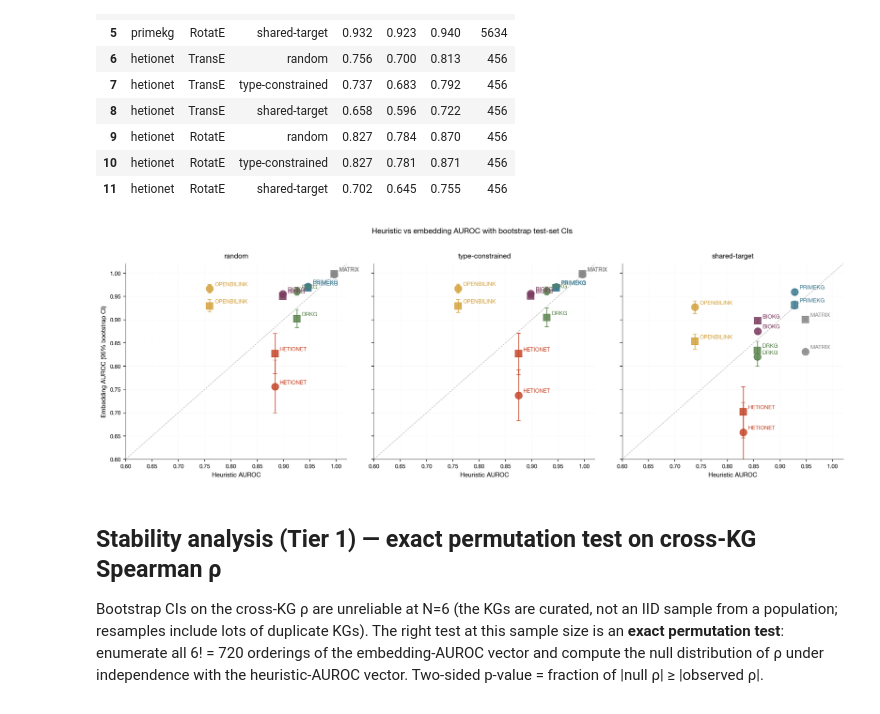
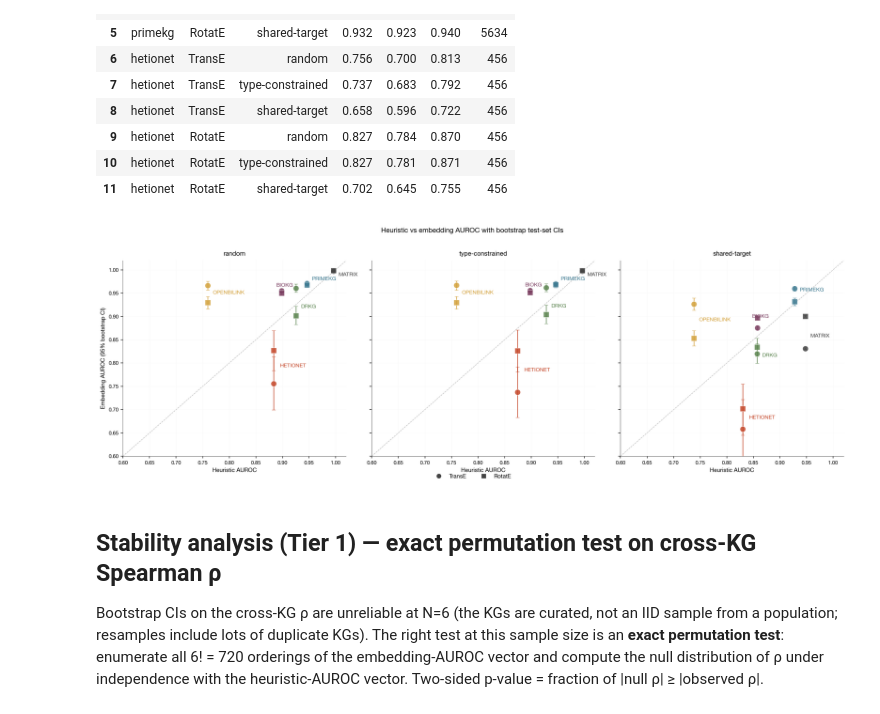
Before and after one commit to emmolins/biokgsuite_dashboard, a Jupyter notebook: eval_notebooks/08_embedding_validation.ipynb, the cells around one changed output. Drawn from its saved outputs; the diff is of its cells as text; code cells hidden in the pictures.

```diff
--- a/eval_notebooks/08_embedding_validation.ipynb
+++ b/eval_notebooks/08_embedding_validation.ipynb
@@ -155,6 +166,23 @@ print(f'Config: dim={EMB_DIM}, epochs={N_EPOCHS}, lr={LR}, '
       f'batch_size={BATCH_SIZE}, seed={SEED}')
 print(f'Models: {MODELS}')
 print(f'Neg strategies: {STRATEGIES}')
+
+# ── RESAMPLING / MULTI-RERUN CONFIG (new) ──────────────────────────────
+# Bootstrap CIs (existing Tier-2 stability cells) only capture variance from
+# test-pair resampling within a SINGLE training run. They miss the much
+# larger variance from training stochasticity (random init, negative
+# sampling, batch order) and from train/test split sensitivity.
+#
+# These reruns address that: each rerun draws a different random 10% of
+# drug-disease indication edges as the test set, trains TransE/RotatE from
+# scratch, and re-scores Gemma. Final reported numbers are mean ± empirical
+# CI across the 5 reruns. This is the "Tier 0" stability analysis (most
+# fundamental — captures both data-split variance and training variance).
+N_RERUNS    = 5
+RERUN_SEEDS = [SEED + 1000 * i for i in range(N_RERUNS)]
+print(f'Resampling: {N_RERUNS} reruns, seeds = {RERUN_SEEDS}')
+print(f'Total fresh trainings to run: {N_RERUNS} × {len(MODELS)} × {len(KG_NAMES)} = '
+      f'{N_RERUNS * len(MODELS) * len(KG_NAMES)}')
 # %% [output]
 Config: dim=128, epochs=100, lr=0.01, batch_size=512, seed=42
 Models: ['TransE', 'RotatE']
@@ -818,44 +1637,79 @@ Cells missing per-pair arrays: 0 (re-run training with the patched compute_embed
 # work both at notebook scope and when re-running from the saved pickle.
 heuristic_baselines = globals().get('heuristic_baselines', heur_best)
 
-# Scatter with vertical error bars — embedding AUROC ± 95% bootstrap CI vs heuristic AUROC
-fig, axes = plt.subplots(1, 3, figsize=(15, 5), sharey=True)
+# Scatter with vertical error bars — embedding AUROC ± 95% bootstrap CI vs heuristic AUROC.
+# Each KG gets one label per panel (placed at the midpoint of its TransE/RotatE markers).
+fig, axes = plt.subplots(1, 3, figsize=(16.5, 5.4), sharey=True)
 strategies = ['random', 'type-constrained', 'shared-target']
 kg_colors = {'biokg': '#7B3F61', 'drkg': '#5C8550', 'hetionet': '#C5482A',
-             'matrix': '#888888', 'openbilink': '#D4A23D', 'primekg': '#3F7B92'}
+             'matrix': '#444444', 'openbilink': '#D4A23D', 'primekg': '#3F7B92'}
 marker_for = {'TransE': 'o', 'RotatE': 's'}
+
+# Per-panel label offsets to break up overlapping clusters (top-right in each panel)
+# (xshift_pts, yshift_pts) per KG, optionally per strategy if needed
+LABEL_OFFSETS = {
+    'primekg':   (8, 6),
+    'matrix':    (8, -8),
+    'drkg':      (8, -10),
+    'biokg':     (-8, 8),
+    'openbilink':(8, 0),
+    'hetionet':  (10, 0),
+}
 
 for ax, strat in zip(axes, strategies):
     sub = ci_df[ci_df['strategy'] == strat]
+    plotted_kgs = {}      # kg → list of (h, y) so we can pick label anchor
     for _, r in sub.iterrows():
         h = heuristic_baselines.get(r['kg'], {}).get(strat, np.nan)
         if np.isnan(h) or np.isnan(r['auroc']): continue
         yerr_lo = max(0, r['auroc'] - r['ci_lo']) if not np.isnan(r['ci_lo']) else 0
         yerr_hi = max(0, r['ci_hi'] - r['auroc']) if not np.isnan(r['ci_hi']) else 0
         ax.errorbar(h, r['auroc'],
                     yerr=[[yerr_lo], [yerr_hi]],
-                    fmt=marker_for[r['model']], markersize=10,
+                    fmt=marker_for[r['model']], markersize=9,
                     color=kg_colors.get(r['kg'], '#444444'),
                     ecolor=kg_colors.get(r['kg'], '#444444'),
-                    elinewidth=1.2, capsize=3, alpha=0.85)
-        ax.annotate(r['kg'].upper(), (h, r['auroc']),
-                    xytext=(7, 4), textcoords='offset points',
-                    fontsize=8, color=kg_colors.get(r['kg'], '#444444'))
+                    elinewidth=1.2, capsize=3, alpha=0.85,
+                    markeredgecolor='white', markeredgewidth=0.6)
+        plotted_kgs.setdefault(r['kg'], []).append((h, r['auroc']))
+
+    # One label per KG, anchored at the centroid of its plotted markers
+    for kg, pts in plotted_kgs.items():
+        xs, ys = zip(*pts)
+        cx, cy = (max(xs)+min(xs))/2, (max(ys)+min(ys))/2
+        dx, dy = LABEL_OFFSETS.get(kg, (8, 4))
+        ax.annotate(kg.upper(), (cx, cy),
+                    xytext=(dx, dy), textcoords='offset points',
+                    fontsize=8.5, fontweight='semibold',
+                    color=kg_colors.get(kg, '#444444'))
+
     mn, mx = 0.6, 1.02
-    ax.plot([mn, mx], [mn, mx], '--', color='#bbbbbb', linewidth=0.8)
+    ax.plot([mn, mx], [mn, mx], '--', color='#bbbbbb', linewidth=0.8, zorder=0)
     ax.set_xlim(mn, mx); ax.set_ylim(mn, mx)
     ax.set_title(strat); ax.set_xlabel('Heuristic AUROC')
-    ax.grid(alpha=0.3, linewidth=0.4)
+    ax.grid(alpha=0.25, linewidth=0.4)
 
 axes[0].set_ylabel('Embedding AUROC (95% bootstrap CI)')
+
+# Single shared legend for marker shape, anchored at the bottom of the figure
+from matplotlib.lines import Line2D
+legend_handles = [
+    Line2D([0], [0], marker='o', color='#444', linestyle='', markersize=8,
+           label='TransE', markeredgecolor='white', markeredgewidth=0.6),
+    Line2D([0], [0], marker='s', color='#444', linestyle='', markersize=8,
+           label='RotatE', markeredgecolor='white', markeredgewidth=0.6),
+]
+fig.legend(handles=legend_handles, loc='lower center', ncol=2, frameon=False,
+           bbox_to_anchor=(0.5, -0.02), fontsize=9, columnspacing=2.0)
+
 fig.suptitle('Heuristic vs embedding AUROC with bootstrap test-set CIs', y=1.02)
 fig.tight_layout()
 _fig_out = BASE / 'results' / 'figures' / '08_heuristic_vs_embedding_ci.png'
 _fig_out.parent.mkdir(parents=True, exist_ok=True)
 fig.savefig(_fig_out, dpi=140, bbox_inches='tight')
 plt.show()
 # %% [output]
-[figure, old version]
+[figure, new version]
 # %% [markdown]
 ## Stability analysis (Tier 1) — exact permutation test on cross-KG Spearman ρ
 
```
Also changed, not shown: parts of 28 cells of this notebook, 26 other files.
